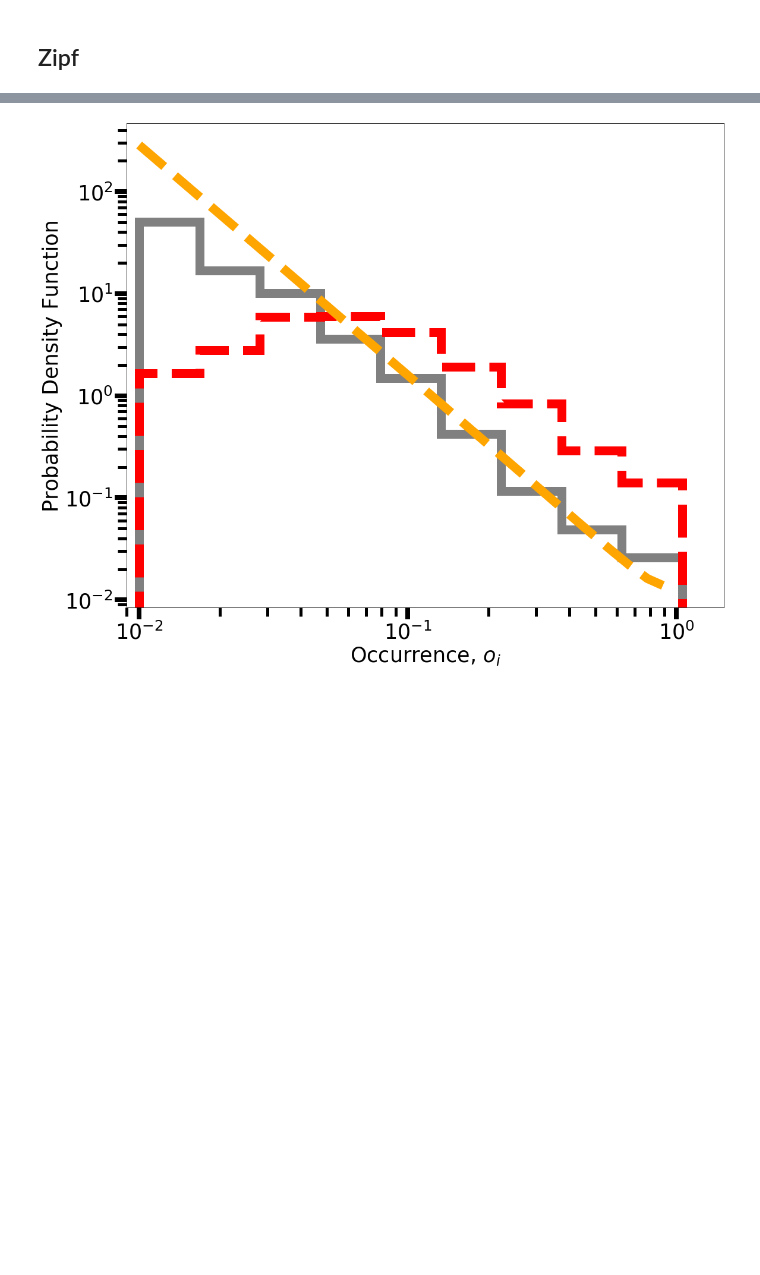
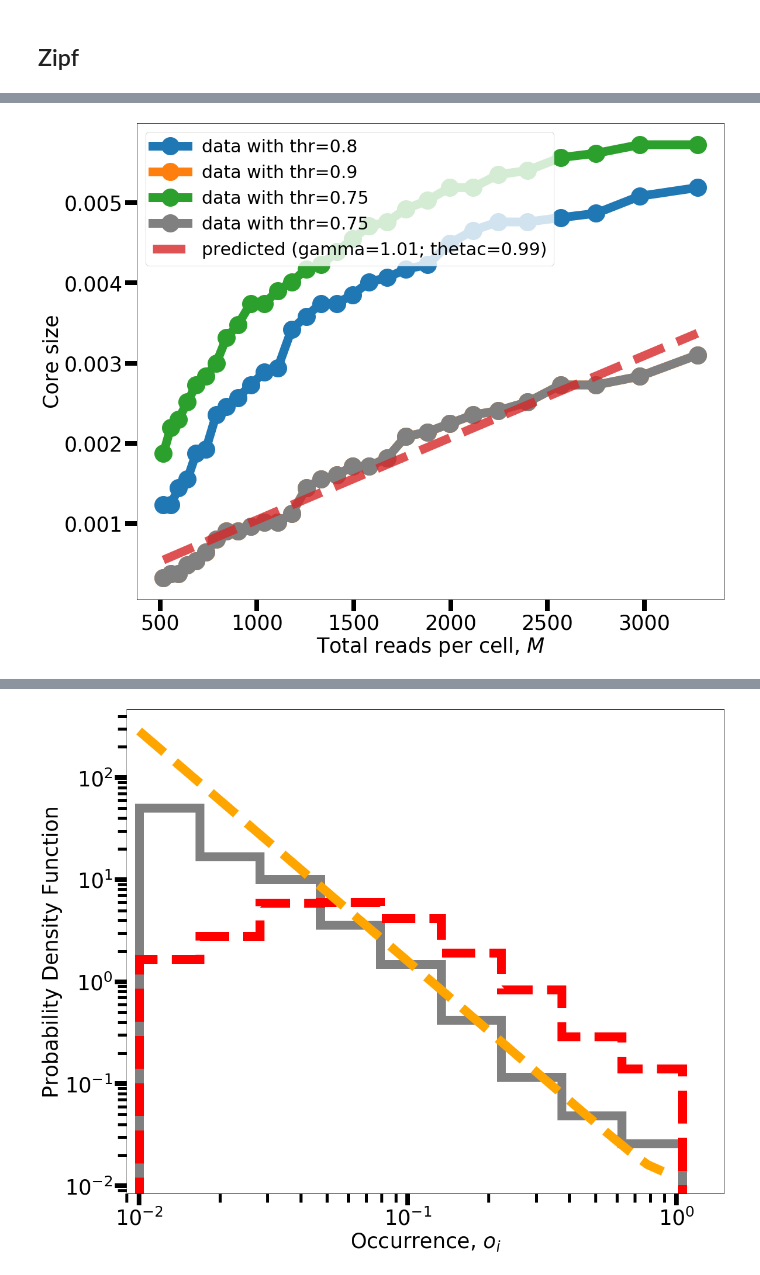
Before and after one commit to fvalle1/phd, a Jupyter notebook: mouse_Atlas/Mouse_exploration.ipynb, the cells around one changed output, grey strips where cells are left out. Drawn from its saved outputs; the diff is of its cells as text; code cells hidden in the pictures; blank space fills up the shorter version.

```diff
--- a/mouse_Atlas/Mouse_exploration.ipynb
+++ b/mouse_Atlas/Mouse_exploration.ipynb
@@ -660,3 +614,46 @@ Length: 100, dtype: int64
+# %%
+q_means = (quantiles[1:]+quantiles[:-1])/2.
+#q_means = (M[idxs].index[1:]+M[idxs].index[:-1])/2.
+
+M_bin=q_means
+
+N=df.shape[0]
+
+def fit_teo(X_data, gamma, thetac, N=df.shape[0]):
+    M_bin = X_data
+
+    i = np.arange(1,N+1, step=1)
+    alpha_i=i**(-gamma)
+    alpha=np.sum(alpha_i, axis=0)
+    # predicted core size
+
+    k=M_bin**(1/gamma)/(alpha**(1/gamma)*N)
+    c=k*(-np.log(1-thetac))**(-1/gamma)
+    return c
+# %%
+from scipy.optimize import curve_fit
+fig,ax = plt.subplots(figsize=(18,15))
+
+for (threshold,sizes_arr) in sizes.items():
+    ax.plot(q_means, sizes_arr, lw=15, marker="o", ms=30, label=f"data with thr={threshold}")
+ax.plot(q_means, sizes["0.9"], lw=15, marker="o", ms=30, c="gray", label=f"data with thr={threshold}")
+
+
+popt, pcov = curve_fit(fit_teo, q_means, sizes["0.9"], p0=[0.8, 0.95])
+ax.plot(q_means, fit_teo(q_means, *popt), lw=15, ls="--", label="predicted (gamma=%.2f; thetac=%.2f)"%(popt[0],popt[1]), alpha=0.8)
+
+
+ax.set_ylabel("Core size", fontsize=35)
+ax.set_xlabel("Total reads per cell, $M$", fontsize=35)
+
+ax.tick_params(labelsize=35, width=8, length=20)
+ax.tick_params(which="minor", labelsize=35, width=5, length=15)
+
+ax.legend(fontsize=30)
+plt.show()
+fig.savefig("U_core_prediction.pdf")
+# %% [output]
+[figure, added]
 # %%
 df = df[M.index]
 A = df.sum(1)
```
Also changed, not shown: parts of 16 cells of this notebook, 1 other file.
